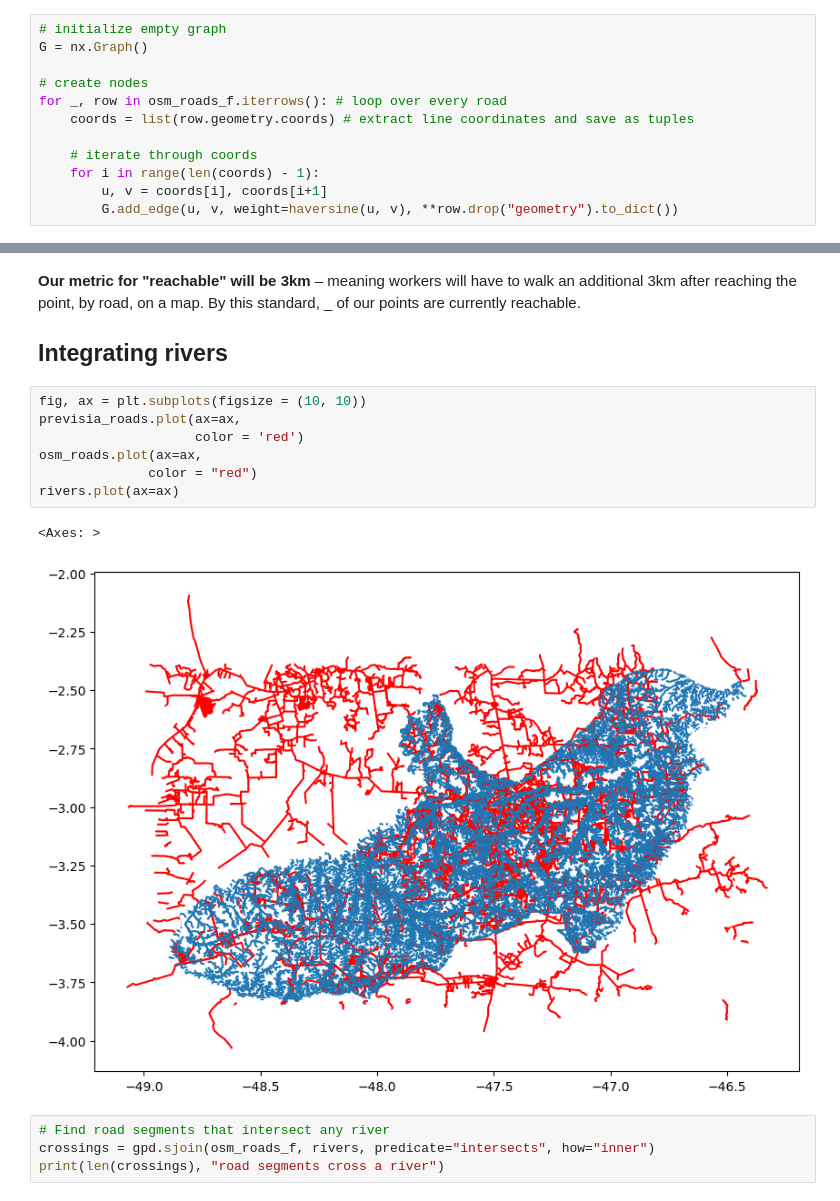
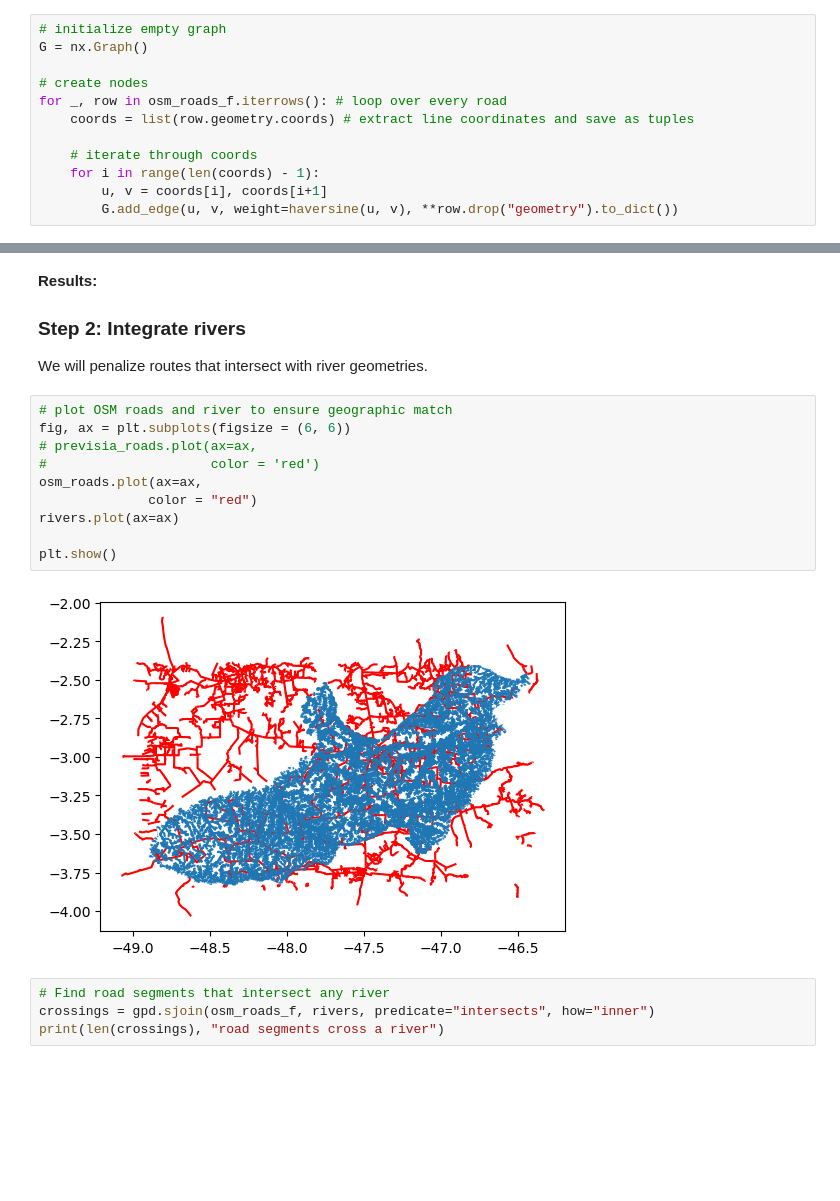
Before and after one commit to sofiasarak/amazoniahack26, a Jupyter notebook: avoid_rivers_func.ipynb, the cells around one changed output, grey strips where cells are left out. Saved outputs shown, nothing was run; the diff lists cells and outputs as text; blank space fills up the shorter version.

```diff
--- a/avoid_rivers_func.ipynb
+++ b/avoid_rivers_func.ipynb
@@ -122,20 +116,24 @@ osm_results_df
 | 14 | par-15 | [(-47.097365, -3.467059), (-47.09... | 164864.122277 | 0.032407 | 0.076141 | 8451.638299 |
 | 15 | par-16 | None | NaN | 0.018736 | 0.055033 | 6108.639563 |
 # %% [markdown]
-**Our metric for "reachable" will be 3km** – meaning workers will have to walk an additional 3km after reaching the point, by road, on a map. By this standard, _ of our points are currently reachable.
+**Results:**
 
 
-## Integrating rivers
+### Step 2: Integrate rivers
+
+We will penalize routes that intersect with river geometries.
 # %%
-fig, ax = plt.subplots(figsize = (10, 10))
-previsia_roads.plot(ax=ax,
-                    color = 'red')
+# plot OSM roads and river to ensure geographic match
+fig, ax = plt.subplots(figsize = (6, 6))
+# previsia_roads.plot(ax=ax,
+#                     color = 'red')
 osm_roads.plot(ax=ax,
               color = "red")
 rivers.plot(ax=ax)
+
+plt.show()
 # %% [output]
-<Axes: >
-[figure, old version]
+[figure, new version]
 # %%
 # Find road segments that intersect any river
 crossings = gpd.sjoin(osm_roads_f, rivers, predicate="intersects", how="inner")
```
Also changed, not shown: parts of 12 cells of this notebook.
